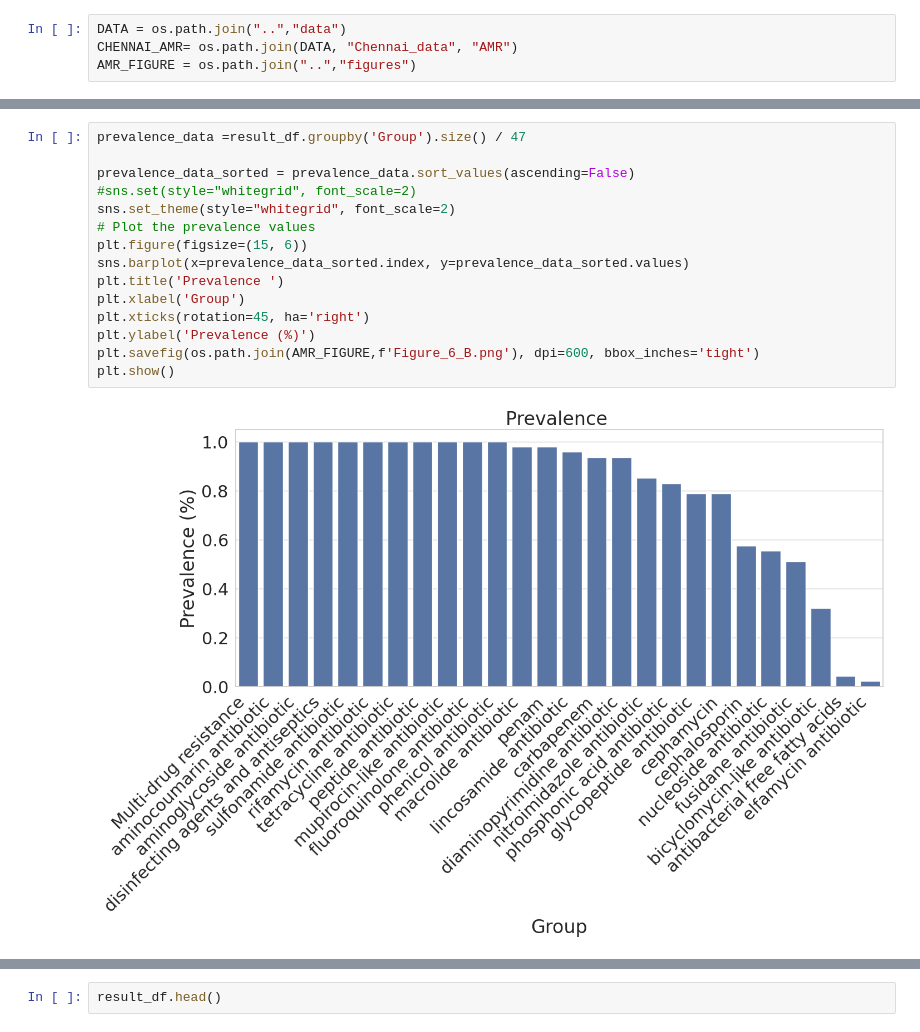
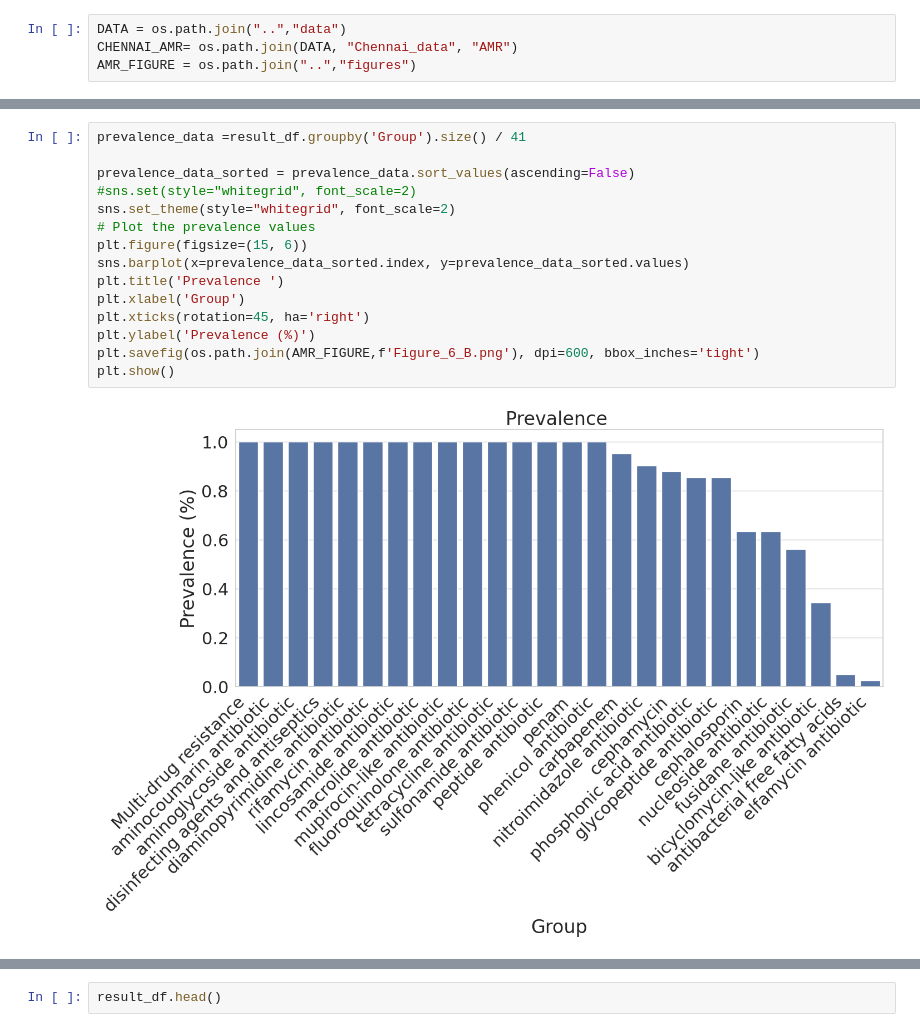
Before and after one commit to IBSE-IITM/MetaSUB-CMRL, a Jupyter notebook: code/AMR_analysis.ipynb, the cells around one changed output, grey strips where cells are left out. Saved outputs shown, nothing was run; the diff lists cells and outputs as text.

```diff
--- a/code/AMR_analysis.ipynb
+++ b/code/AMR_analysis.ipynb
@@ -41,20 +41,20 @@ After filtering (8849, 5)
 # %%
-prevalence_data =result_df.groupby('Group').size() / 47
+prevalence_data =result_df.groupby('Group').size() / 41
 
 prevalence_data_sorted = prevalence_data.sort_values(ascending=False)
 #sns.set(style="whitegrid", font_scale=2)
 sns.set_theme(style="whitegrid", font_scale=2)
 # Plot the prevalence values
 plt.figure(figsize=(15, 6))
 sns.barplot(x=prevalence_data_sorted.index, y=prevalence_data_sorted.values)
 plt.title('Prevalence ')
 plt.xlabel('Group')
 plt.xticks(rotation=45, ha='right')
 plt.ylabel('Prevalence (%)')
 plt.savefig(os.path.join(AMR_FIGURE,f'Figure_6_B.png'), dpi=600, bbox_inches='tight')
 plt.show()
 # %% [output]
-[figure, old version]
+[figure, new version]
 # %%
 order_list = prevalence_data.sort_values(ascending=False).index.tolist()
 #sns.set(style="whitegrid", font_scale=2)
```
Also changed, not shown: parts of 4 cells of this notebook, 17 other files.
